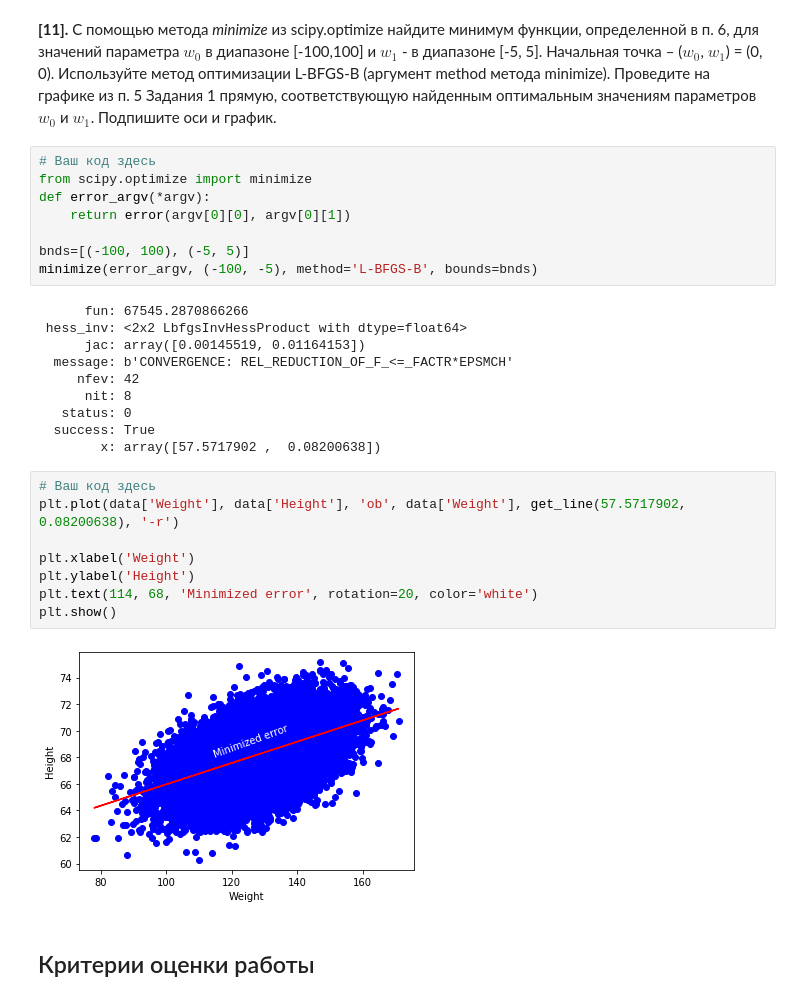
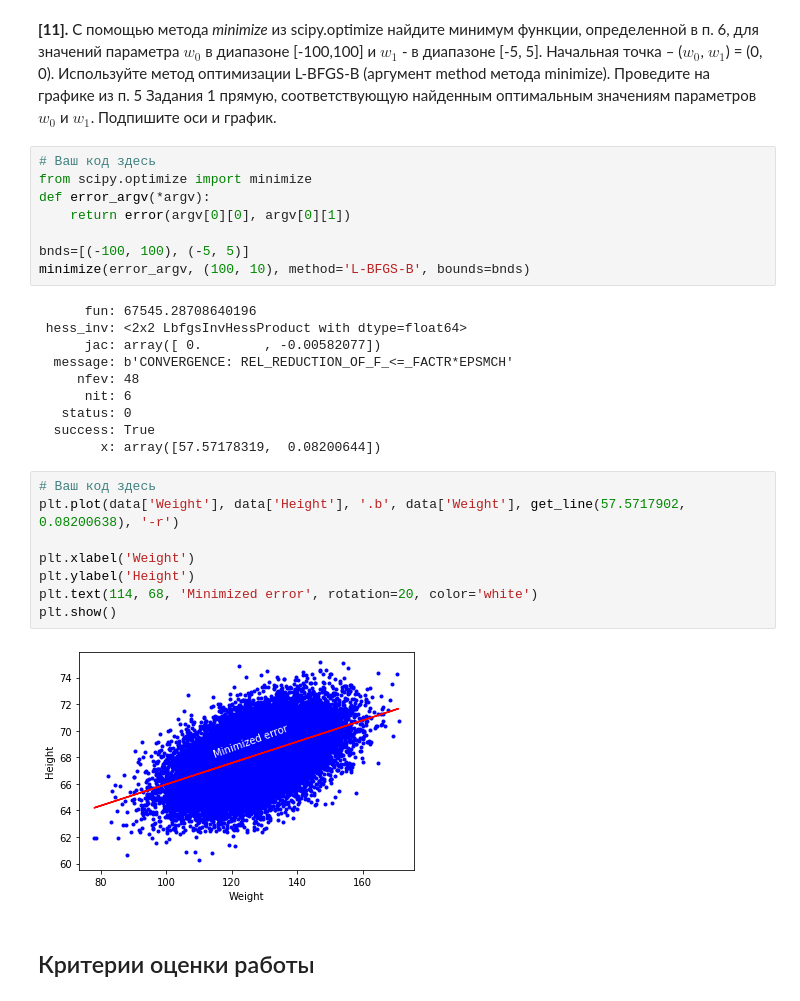
Before and after one commit to nikage/ds-and-ml-course, a Jupyter notebook: task1 2/linreg_height_weight.ipynb, the cells around one changed output. Cells and saved outputs as stored; diff of their text form.

```diff
--- a/task1 2/linreg_height_weight.ipynb
+++ b/task1 2/linreg_height_weight.ipynb
@@ -289,27 +288,27 @@ def error_argv(*argv):
     return error(argv[0][0], argv[0][1])
 
 bnds=[(-100, 100), (-5, 5)]
-minimize(error_argv, (-100, -5), method='L-BFGS-B', bounds=bnds)
+minimize(error_argv, (100, 10), method='L-BFGS-B', bounds=bnds)
 # %% [output]
-      fun: 67545.2870866266
+      fun: 67545.28708640196
  hess_inv: <2x2 LbfgsInvHessProduct with dtype=float64>
-      jac: array([0.00145519, 0.01164153])
+      jac: array([ 0.        , -0.00582077])
   message: b'CONVERGENCE: REL_REDUCTION_OF_F_<=_FACTR*EPSMCH'
-     nfev: 42
-      nit: 8
+     nfev: 48
+      nit: 6
    status: 0
   success: True
-        x: array([57.5717902 ,  0.08200638])
+        x: array([57.57178319,  0.08200644])
 # %%
 # Ваш код здесь
-plt.plot(data['Weight'], data['Height'], 'ob', data['Weight'], get_line(57.5717902, 0.08200638), '-r')
+plt.plot(data['Weight'], data['Height'], '.b', data['Weight'], get_line(57.5717902, 0.08200638), '-r')
 
 plt.xlabel('Weight')
 plt.ylabel('Height')
 plt.text(114, 68, 'Minimized error', rotation=20, color='white')
 plt.show()
 # %% [output]
-[figure, old version]
+[figure, new version]
 # %% [markdown]
 ## Критерии оценки работы
 # %% [markdown]
```
Also changed, not shown: parts of 1 cell of this notebook.
